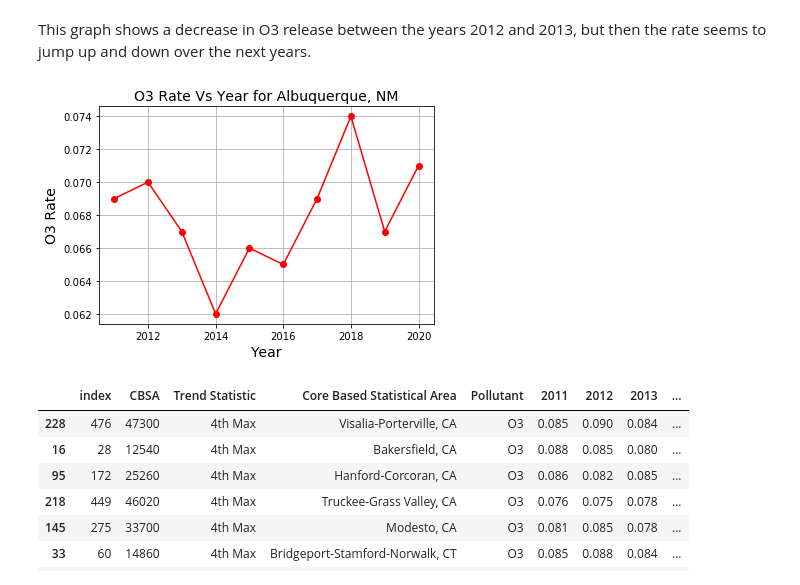
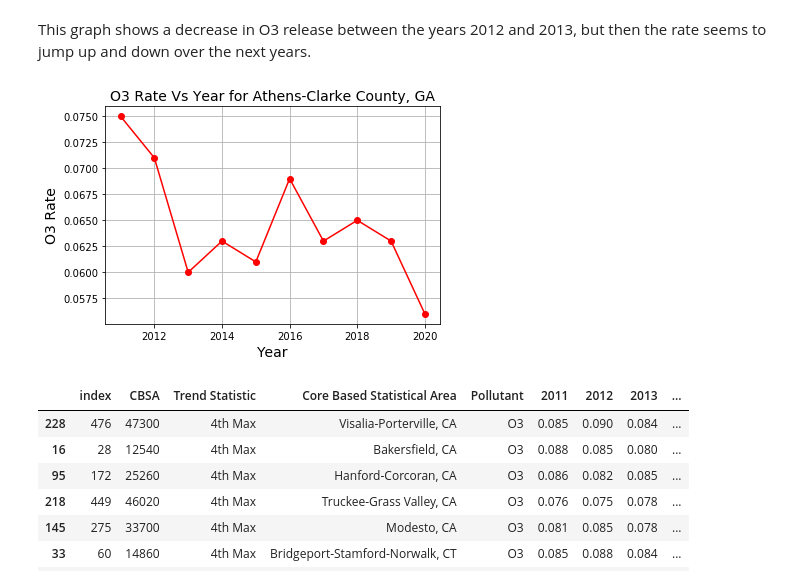
Before and after one commit to diallomt193/America-s-air-quality-analysis, a Jupyter notebook: O3 Analysis.ipynb, the cells around one changed output. Drawn from its saved outputs; the diff is of its cells as text; code cells hidden in the pictures.

```diff
--- a/O3 Analysis.ipynb
+++ b/O3 Analysis.ipynb
@@ -199,20 +199,20 @@ This graph shows a decrease in O3 release between the years 2012 and 2013, but t
 # %%
 #let's write a function that can plot a graph for each city in the list showing the change in O3 from 2011 to 2020
 #This function will plot a different graph every time we call it using the index number from the statearea.
 def plot_graphs(i):
     Year = [2011,2012,2013,2014,2015, 2016, 2017, 2018, 2019, 2020]
     city_data_df = pd.DataFrame(Adrian_data,columns=['Year','O3_Rate'])
     plt.plot(Year, O3_pollutant_df.iloc[i, 5:15], color='red', marker='o')
     plt.title('O3 Rate Vs Year for ' + O3_pollutant_df.iloc[i, 3], fontsize=14)
     plt.xlabel('Year', fontsize=14)
     plt.ylabel('O3 Rate', fontsize=14)
     plt.savefig("Images/O3 Rate Vs Year for " + O3_pollutant_df.iloc[i, 3]+".png")
     plt.grid(True)
     plt.show()
 
-plot_graphs(3)
+plot_graphs(11)
 # %% [output]
-[figure, old version]
+[figure, new version]
 # %%
 #Let's sort the data from highest to lowest average rate of O3 released between 2011 to 2020 and plot those values to get a cleaner graph
 O3_change = O3_pollutant_df.sort_values(["Average"], ascending=False)
```
Also changed, not shown: 8 other files.
